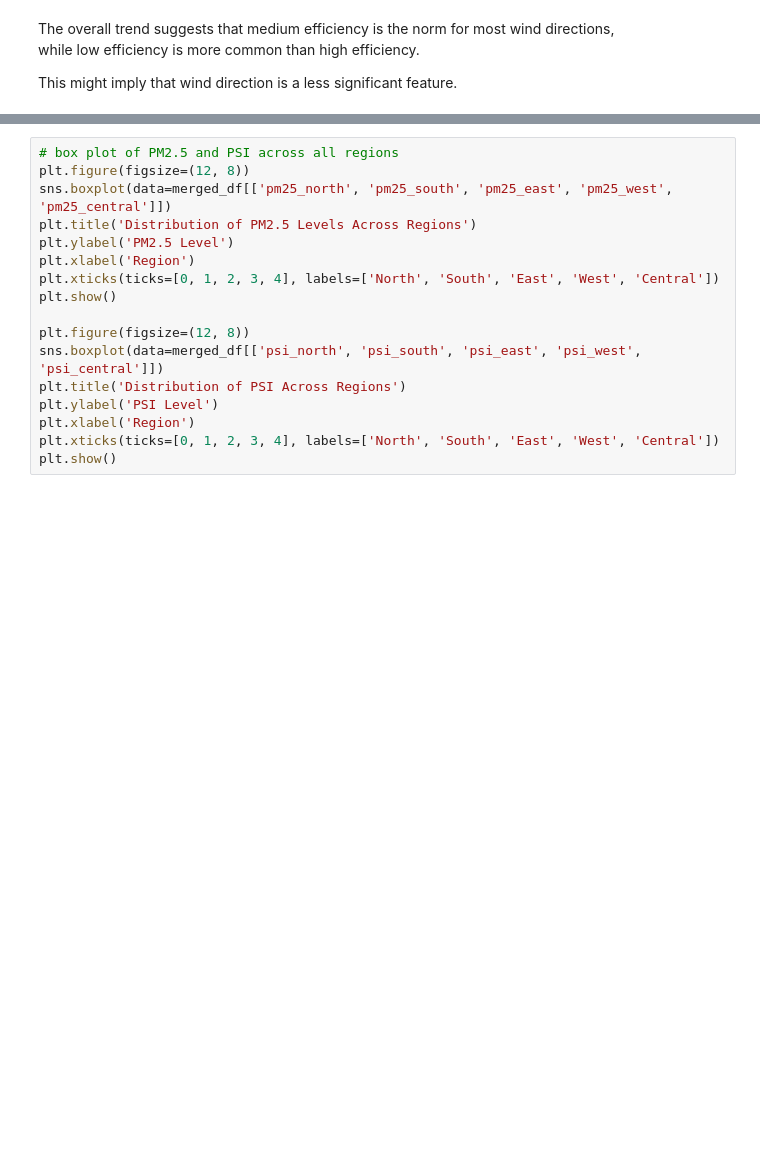
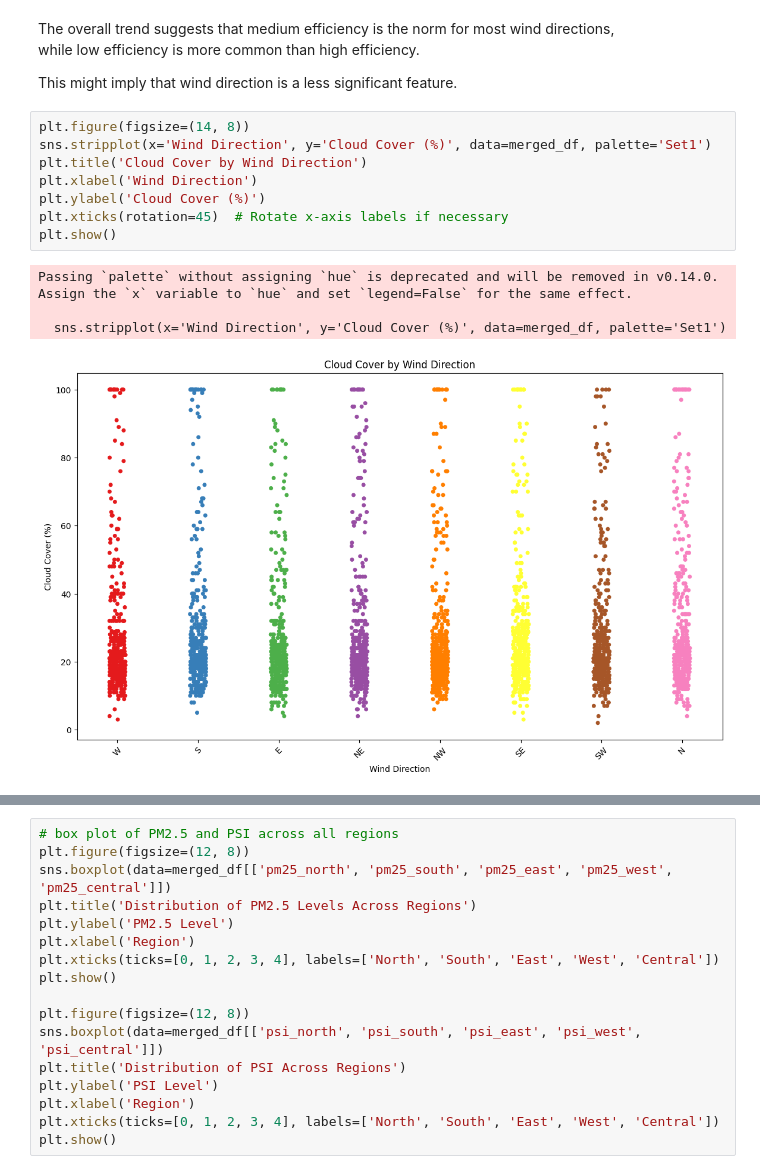
Before and after one commit to lxxxng/SolarPanelEfficiencyPrediction, a Jupyter notebook: eda.ipynb, the cells around one changed output, grey strips where cells are left out. Cells and saved outputs as stored; diff of their text form; blank space fills up the shorter version.

```diff
--- a/eda.ipynb
+++ b/eda.ipynb
@@ -620,3 +623,16 @@ The overall trend suggests that medium efficiency is the norm for most wind dire
 while low efficiency is more common than high efficiency.
 
 This might imply that wind direction is a less significant feature.
+# %%
+plt.figure(figsize=(14, 8))
+sns.stripplot(x='Wind Direction', y='Cloud Cover (%)', data=merged_df, palette='Set1')
+plt.title('Cloud Cover by Wind Direction')
+plt.xlabel('Wind Direction')
+plt.ylabel('Cloud Cover (%)')
+plt.xticks(rotation=45)  # Rotate x-axis labels if necessary
+plt.show()
+# %% [output]
+Passing `palette` without assigning `hue` is deprecated and will be removed in v0.14.0. Assign the `x` variable to `hue` and set `legend=False` for the same effect.
+
+  sns.stripplot(x='Wind Direction', y='Cloud Cover (%)', data=merged_df, palette='Set1')
+[figure, added]
```
Also changed, not shown: parts of 60 cells of this notebook, 1 other file.
